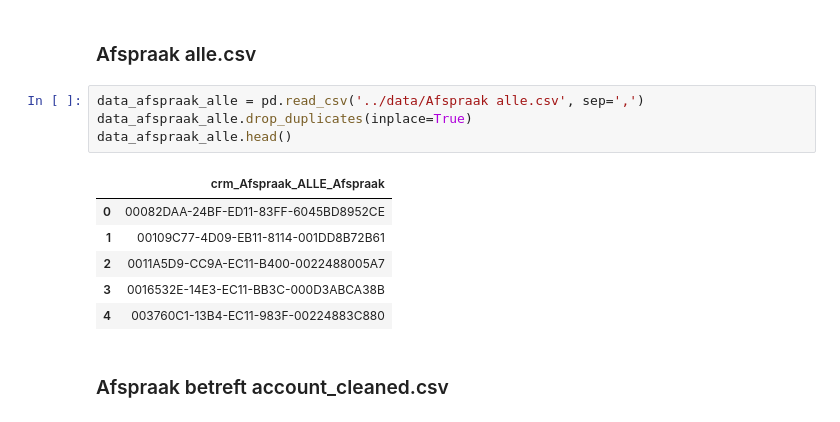
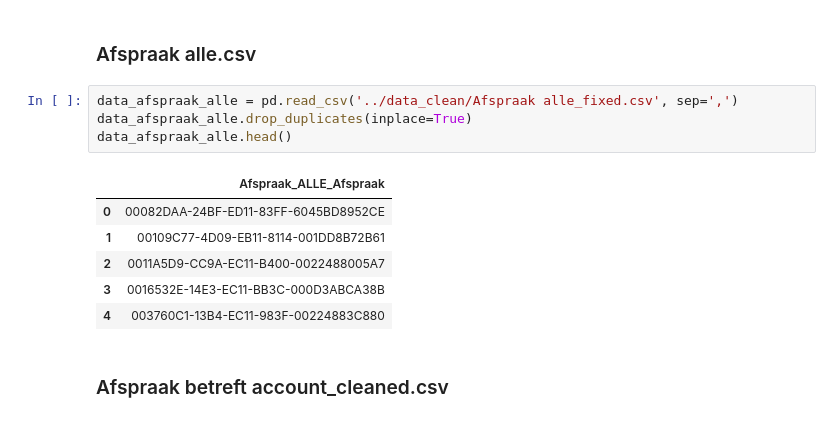
Before and after one commit to Floris-Buyse-FB/Data-Engineering-Project-2, a Jupyter notebook: scripts/AA_ALL_AFSPRAAK.ipynb, the cells around one changed output. Cells and saved outputs as stored; diff of their text form.

Commit message:
AA_ALL_ACCOUNT en AA_ALL_AfSPRAAK en cleaning_up.py aangepast

```diff
--- a/scripts/AA_ALL_AFSPRAAK.ipynb
+++ b/scripts/AA_ALL_AFSPRAAK.ipynb
@@ -3,11 +3,11 @@ import pandas as pd
 # %% [markdown]
 ### Afspraak alle.csv
 # %%
-data_afspraak_alle = pd.read_csv('../data/Afspraak alle.csv', sep=',')
+data_afspraak_alle = pd.read_csv('../data_clean/Afspraak alle_fixed.csv', sep=',')
 data_afspraak_alle.drop_duplicates(inplace=True)
 data_afspraak_alle.head()
 # %% [output]
-|  | crm_Afspraak_ALLE_Afspraak |
+|  | Afspraak_ALLE_Afspraak |
 | 0 | 00082DAA-24BF-ED11-83FF-6045BD8952CE |
 | 1 | 00109C77-4D09-EB11-8114-001DD8B72B61 |
 | 2 | 0011A5D9-CC9A-EC11-B400-0022488005A7 |
```
Also changed, not shown: parts of 3 cells of this notebook, 4 other files.
